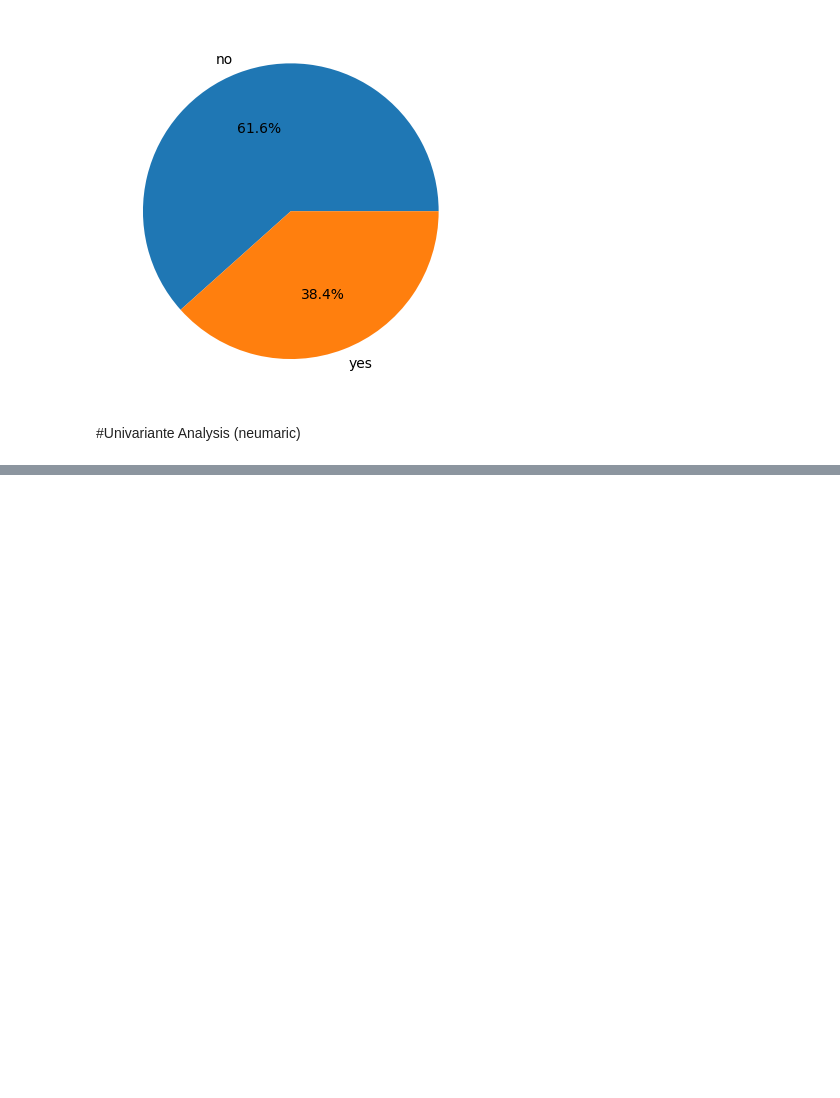
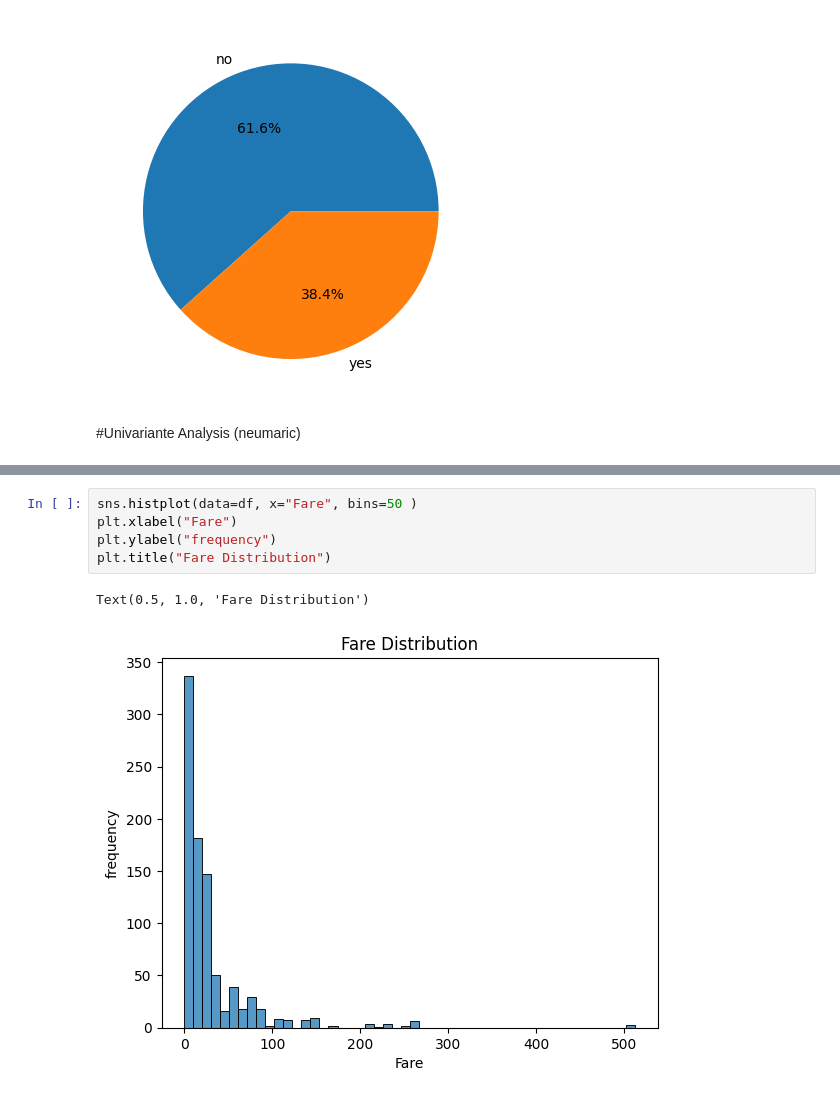
Before and after one commit to RiazullJannat/2nd-html, a Jupyter notebook: ML_M1.ipynb, the cells around one changed output, grey strips where cells are left out. Drawn from its saved outputs; the diff is of its cells as text; blank space fills up the shorter version.

```diff
--- a/ML_M1.ipynb
+++ b/ML_M1.ipynb
@@ -104,0 +115,8 @@ plt.show()
+# %%
+sns.histplot(data=df, x="Fare", bins=50 )
+plt.xlabel("Fare")
+plt.ylabel("frequency")
+plt.title("Fare Distribution")
+# %% [output]
+Text(0.5, 1.0, 'Fare Distribution')
+[figure, added]
```
Also changed, not shown: parts of 3 cells of this notebook.
